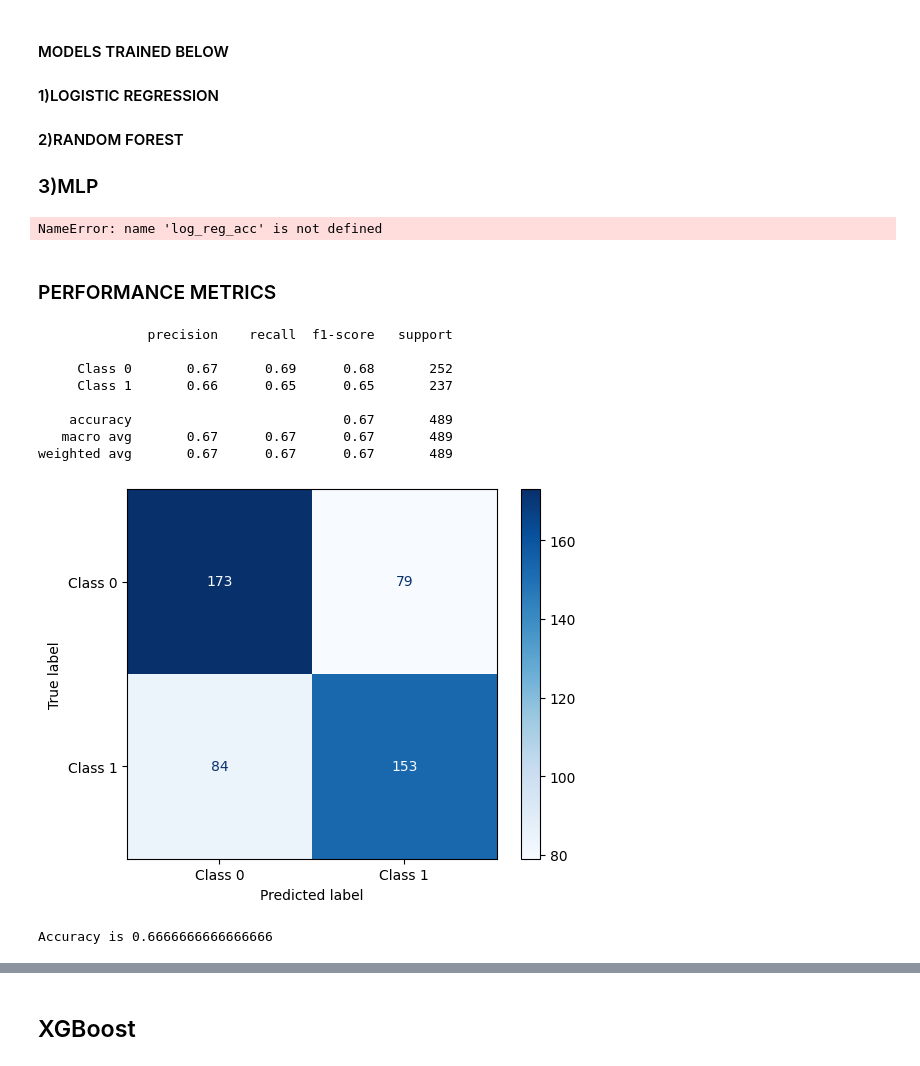
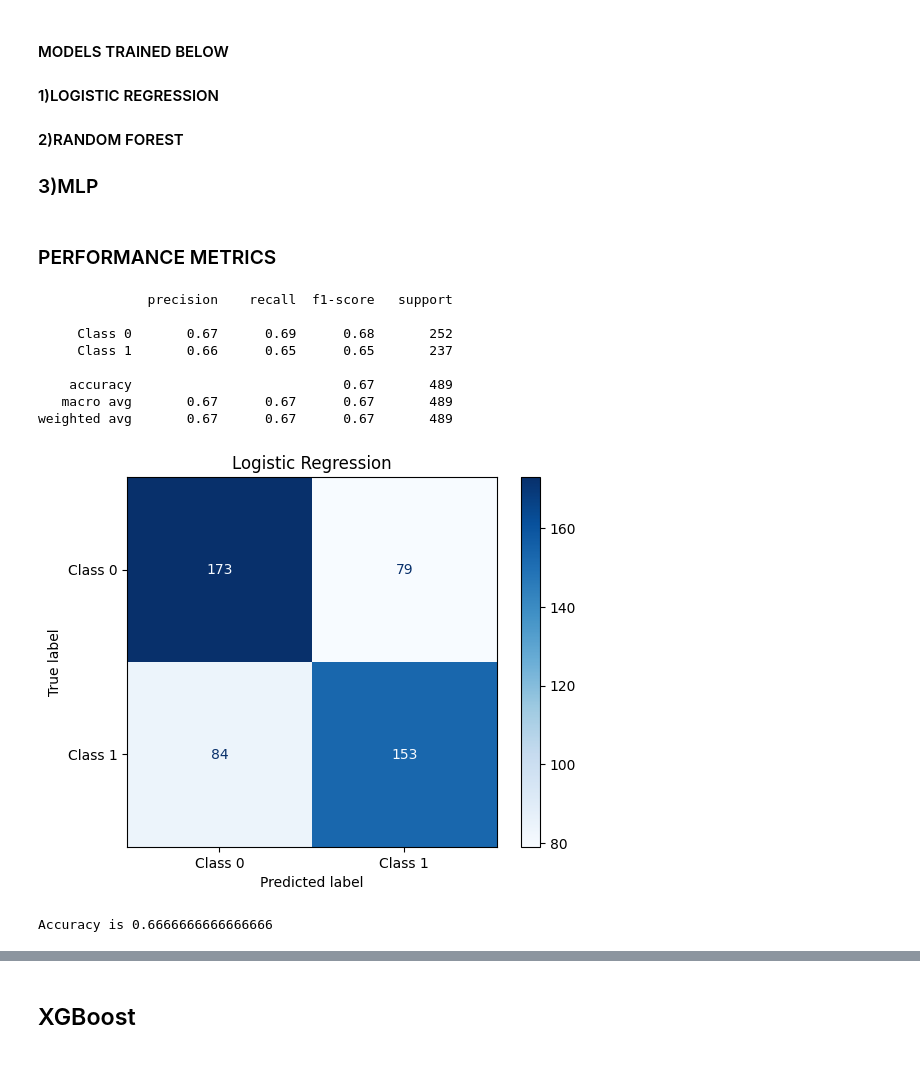
Before and after one commit to A-Rush-R/CS771-Mini-Project, a Jupyter notebook: text_seq/dataset3.ipynb, the cells around one changed output, grey strips where cells are left out. Cells and saved outputs as stored; diff of their text form; code cells hidden in the pictures.

Commit message:
use common functions

```diff
--- a/text_seq/dataset3.ipynb
+++ b/text_seq/dataset3.ipynb
@@ -60,24 +60,24 @@ X_train.shape, X_valid.shape
 #### 2)RANDOM FOREST
 ### 3)MLP
 # %%
-from sklearn.linear_model import LogisticRegression
-from sklearn.ensemble import RandomForestClassifier
-from sklearn.neural_network import MLPClassifier
+# from sklearn.linear_model import LogisticRegression
+# from sklearn.ensemble import RandomForestClassifier
+# from sklearn.neural_network import MLPClassifier
 
-# Initialize the models
-log_reg = LogisticRegression(max_iter=1000, random_state=42)
-rf_clf = RandomForestClassifier(n_estimators=100, random_state=42)
-mlp_clf = MLPClassifier(hidden_layer_sizes=(100,), max_iter=500, random_state=42)
+# # Initialize the models
+# log_reg = LogisticRegression(max_iter=1000, random_state=42)
+# rf_clf = RandomForestClassifier(n_estimators=100, random_state=42)
+# mlp_clf = MLPClassifier(hidden_layer_sizes=(100,), max_iter=500, random_state=42)
 
-# Train the models
-log_reg.fit(X_train, y_train)
-rf_clf.fit(X_train, y_train)
-mlp_clf.fit(X_train, y_train)
+# # Train the models
+# log_reg.fit(X_train, y_train)
+# rf_clf.fit(X_train, y_train)
+# mlp_clf.fit(X_train, y_train)
 
-# Evaluate the models on the validation set
-log_reg_pred = log_reg.predict(X_valid)
-rf_clf_pred = rf_clf.predict(X_valid)
-mlp_clf_pred = mlp_clf.predict(X_valid)
+# # Evaluate the models on the validation set
+# log_reg_pred = log_reg.predict(X_valid)
+# rf_clf_pred = rf_clf.predict(X_valid)
+# mlp_clf_pred = mlp_clf.predict(X_valid)
 
 # Calculate accuracy for each model
 # log_reg_acc = accuracy_score(y_valid, log_reg_pred)
@@ -85,23 +85,30 @@ mlp_clf_pred = mlp_clf.predict(X_valid)
 # mlp_clf_acc = accuracy_score(y_valid, mlp_clf_pred)
 
 # log_reg_acc, rf_clf_acc, mlp_clf_acc
+
+
+## repalcing with custom functions
+
+from models import predict_random_forest, predict_logistic_regression, predict_mlp
+
+log_reg_pred = predict_logistic_regression(X_train, y_train, X_valid)
+rf_clf_pred = predict_random_forest(X_train, y_train, X_valid)
+mlp_clf_pred = predict_mlp(X_train, y_train, X_valid)
-# %% [output]
-NameError: name 'log_reg_acc' is not defined
 # %% [markdown]
 ### PERFORMANCE METRICS
 # %%
 from evaluate import evaluate_predictions
 # %%
-evaluate_predictions(y_valid, log_reg_pred)
+evaluate_predictions(y_valid, log_reg_pred, 'Logistic Regression')
 # %% [output]
               precision    recall  f1-score   support
 
      Class 0       0.67      0.69      0.68       252
      Class 1       0.66      0.65      0.65       237
 
     accuracy                           0.67       489
    macro avg       0.67      0.67      0.67       489
 weighted avg       0.67      0.67      0.67       489
-[figure, old version]
+[figure, new version]
 Accuracy is 0.6666666666666666
 # %%
```
Also changed, not shown: parts of 5 cells of this notebook.
